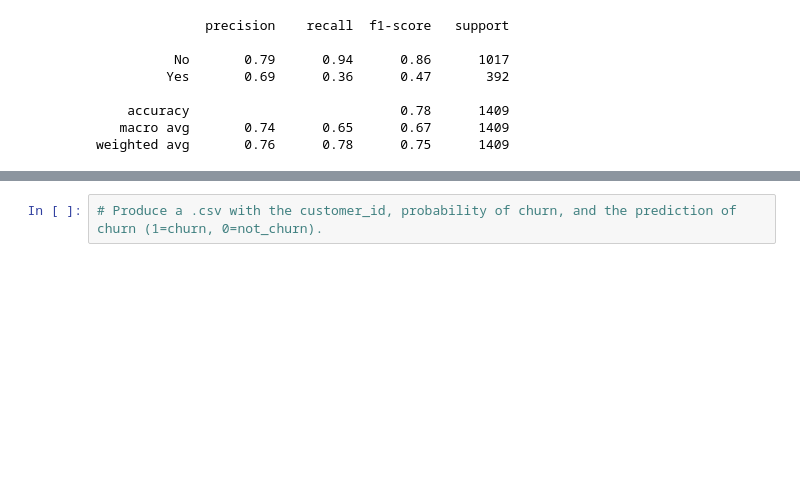
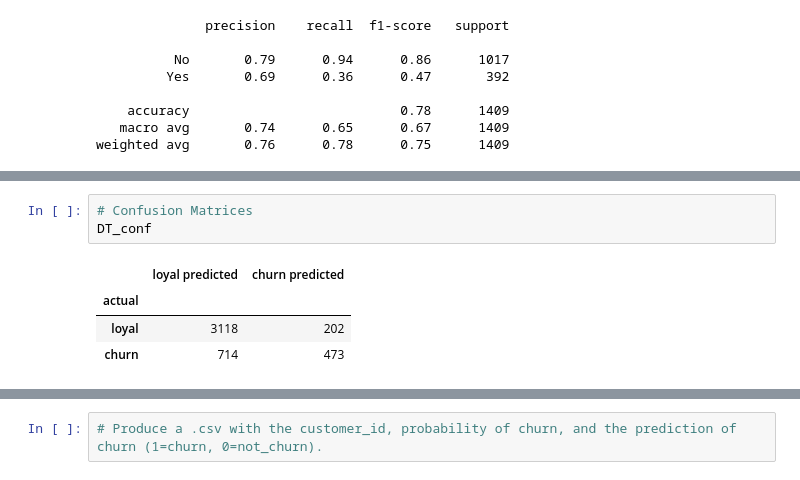
Before and after one commit to team-db-telco/telco-classification-project, a Jupyter notebook: Report.ipynb, the cells around one changed output, grey strips where cells are left out. Saved outputs shown, nothing was run; the diff lists cells and outputs as text; blank space fills up the shorter version.

```diff
--- a/Report.ipynb
+++ b/Report.ipynb
@@ -114,0 +147,8 @@ weighted avg       0.76      0.78      0.75      1409
+# %%
+# Confusion Matrices
+DT_conf
+# %% [output]
+|  | loyal predicted | churn predicted |
+| actual |  |  |
+| loyal | 3118 | 202 |
+| churn | 714 | 473 |
```
Also changed, not shown: parts of 9 cells of this notebook, 3 other files.
